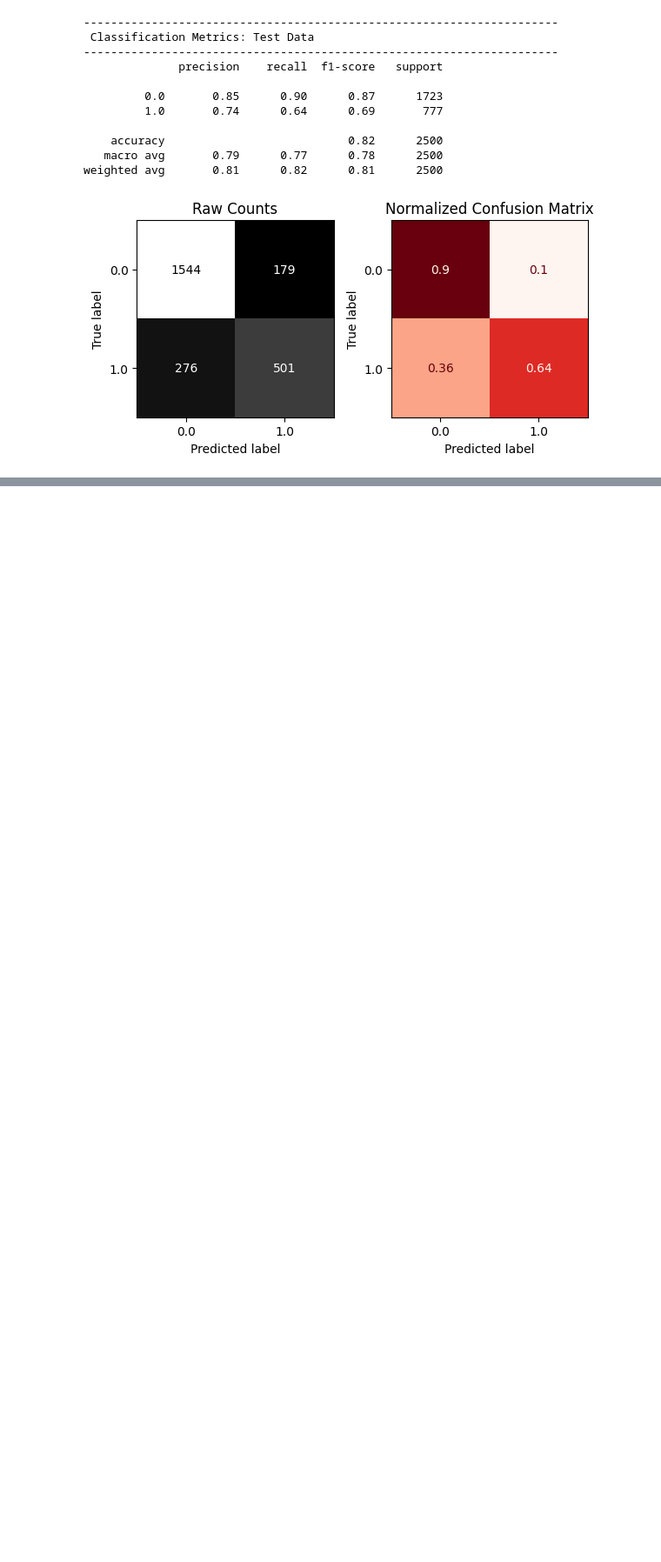
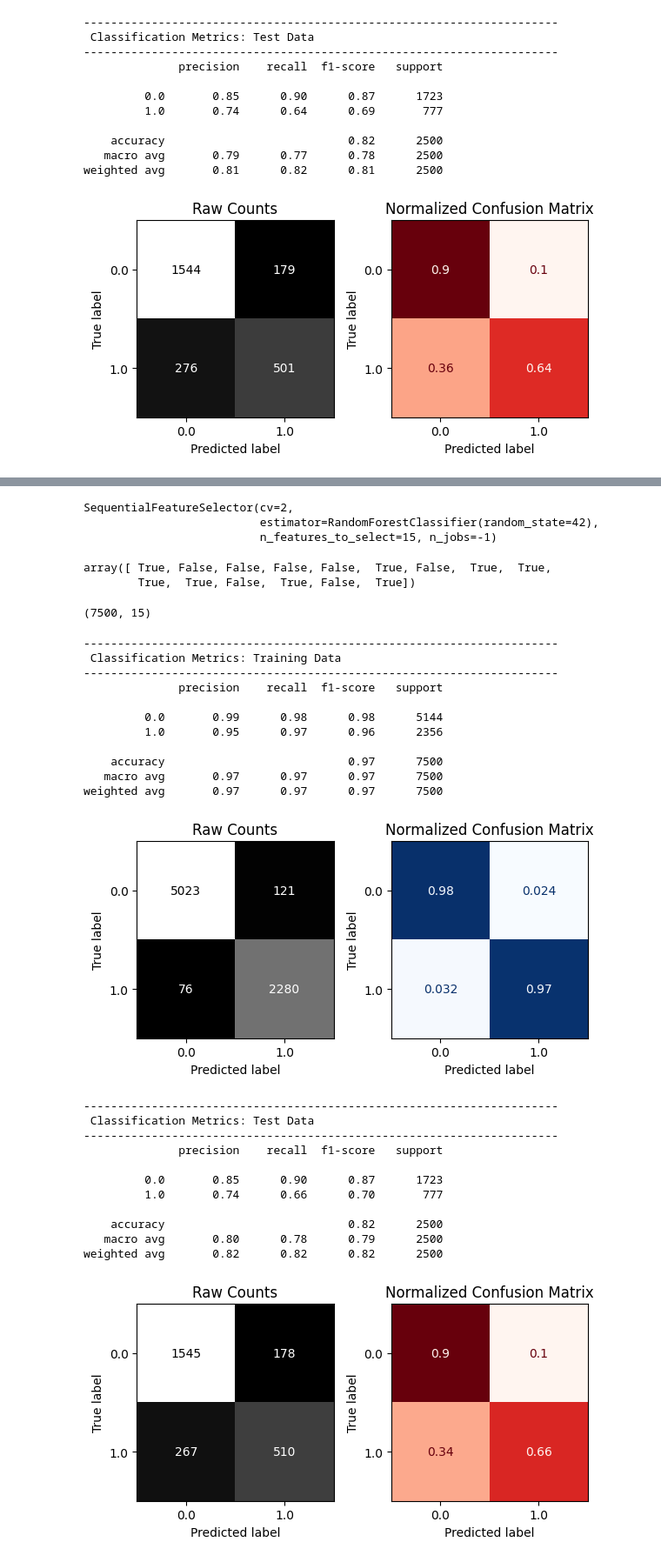
Before and after one commit to Khalil-Salama/Car_insurance-_claim, a Jupyter notebook: Insurance_car_claim.ipynb, the cells around one changed output, grey strips where cells are left out. Shown at 87% size. Drawn from its saved outputs; the diff is of its cells as text; code cells hidden in the pictures; blank space fills up the shorter version.

```diff
--- a/Insurance_car_claim.ipynb
+++ b/Insurance_car_claim.ipynb
@@ -1265,0 +1268,58 @@ weighted avg       0.81      0.82      0.81      2500
+# %%
+from sklearn.feature_selection import SequentialFeatureSelector
+# Instantiate the model
+rf= RandomForestClassifier(random_state=42)
+# Instantiate the SequentialFeatureSelector
+sk_sfs = SequentialFeatureSelector(rf, n_features_to_select=15, direction = 'forward', cv=2, n_jobs=-1)
+sk_sfs.fit(combined_train, y_train)
+# %% [output]
+SequentialFeatureSelector(cv=2,
+                          estimator=RandomForestClassifier(random_state=42),
+                          n_features_to_select=15, n_jobs=-1)
+# %%
+# Preview array of T/F for selected (or not) features
+sk_sfs.support_[0:15]
+# %% [output]
+array([ True, False, False, False, False,  True, False,  True,  True,
+        True,  True, False,  True, False,  True])
+# %%
+# .support_ returns an array of T/F whether it is above threshold
+features_to_keep = sk_sfs.support_
+# Only include the features selected
+X_train_15 = combined_train.loc[:,features_to_keep]
+X_test_15 = combined_test.loc[:,features_to_keep]
+X_train_15.shape
+# %% [output]
+(7500, 15)
+# %%
+# Instantiate default random forest
+rf_15 = RandomForestClassifier(random_state=42)
+# Fit on 50 selected featuers
+rf_15.fit(X_train_15, y_train)
+# Evaluate with custom function
+evaluate_classification(rf_15, X_train_15, y_train, X_test_15, y_test)
+# %% [output]
+----------------------------------------------------------------------
+ Classification Metrics: Training Data
+----------------------------------------------------------------------
+              precision    recall  f1-score   support
+
+         0.0       0.99      0.98      0.98      5144
+         1.0       0.95      0.97      0.96      2356
+
+    accuracy                           0.97      7500
+   macro avg       0.97      0.97      0.97      7500
+weighted avg       0.97      0.97      0.97      7500
+[figure, added]
+----------------------------------------------------------------------
+ Classification Metrics: Test Data
+----------------------------------------------------------------------
+              precision    recall  f1-score   support
+
+         0.0       0.85      0.90      0.87      1723
+         1.0       0.74      0.66      0.70       777
+
+    accuracy                           0.82      2500
+   macro avg       0.80      0.78      0.79      2500
+weighted avg       0.82      0.82      0.82      2500
+[figure, added]
```
Also changed, not shown: parts of 3 cells of this notebook.
